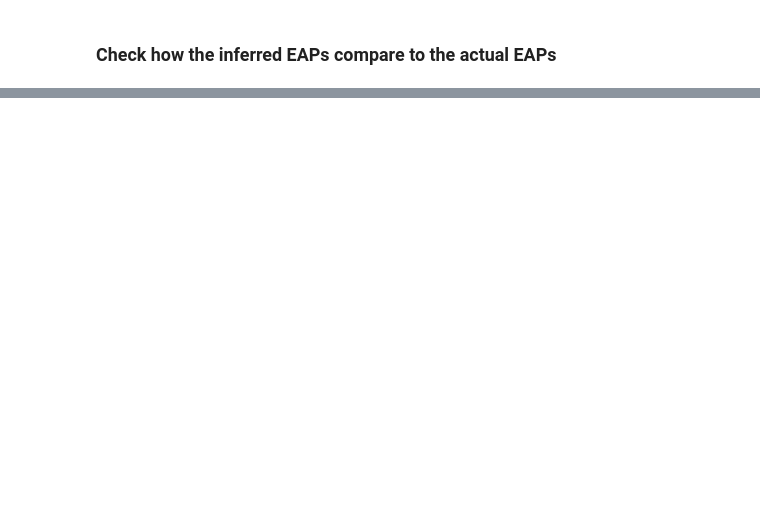
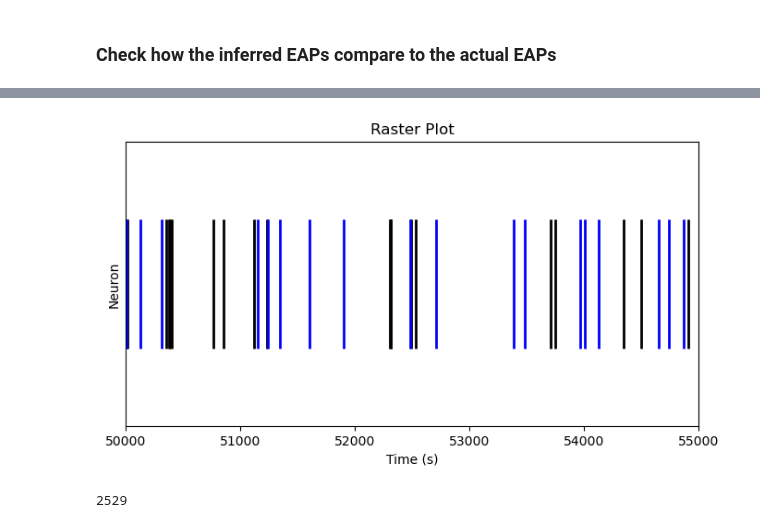
Before and after one commit to voytekresearch/spikewise, a Jupyter notebook: datasets/spe-1_rh/spe-1_rh_c14_IAPvsEAP.ipynb, the cells around one changed output, grey strips where cells are left out. Saved outputs shown, nothing was run; the diff lists cells and outputs as text; code cells hidden in the pictures; blank space fills up the shorter version.

```diff
--- a/datasets/spe-1_rh/spe-1_rh_c14_IAPvsEAP.ipynb
+++ b/datasets/spe-1_rh/spe-1_rh_c14_IAPvsEAP.ipynb
@@ -147,0 +189,23 @@ sp_ex_inf.plot()
+# %%
+sp_ex_inf_inds = sp_ex_inf.spike_inds
+sp_ex_inds = sp_ex.spike_inds
+
+sp_ex_inf_inds_ms = patch_times_c14[sp_ex_inf.spike_inds]
+sp_ex_inds_ms = npx_times[sp_ex.spike_inds]
+# %%
+# Plotting the raster plot
+plt.figure(figsize=(8, 4))
+plt.eventplot(sp_ex_inds_ms, color='black', linewidths=2)
+plt.eventplot(sp_ex_inf_inds_ms, color='blue', linewidths=2)
+plt.xlabel('Time (s)')
+plt.xlim(50000, 55000)
+plt.ylabel('Neuron')
+plt.title('Raster Plot')
+plt.yticks([])  # Disable y-axis ticks as this is a raster plot
+plt.show()
+# %% [output]
+[figure, added]
+# %%
+len(sp_ex_inds)
+# %% [output]
+2529
```
Also changed, not shown: parts of 12 cells of this notebook, 3 other files.
